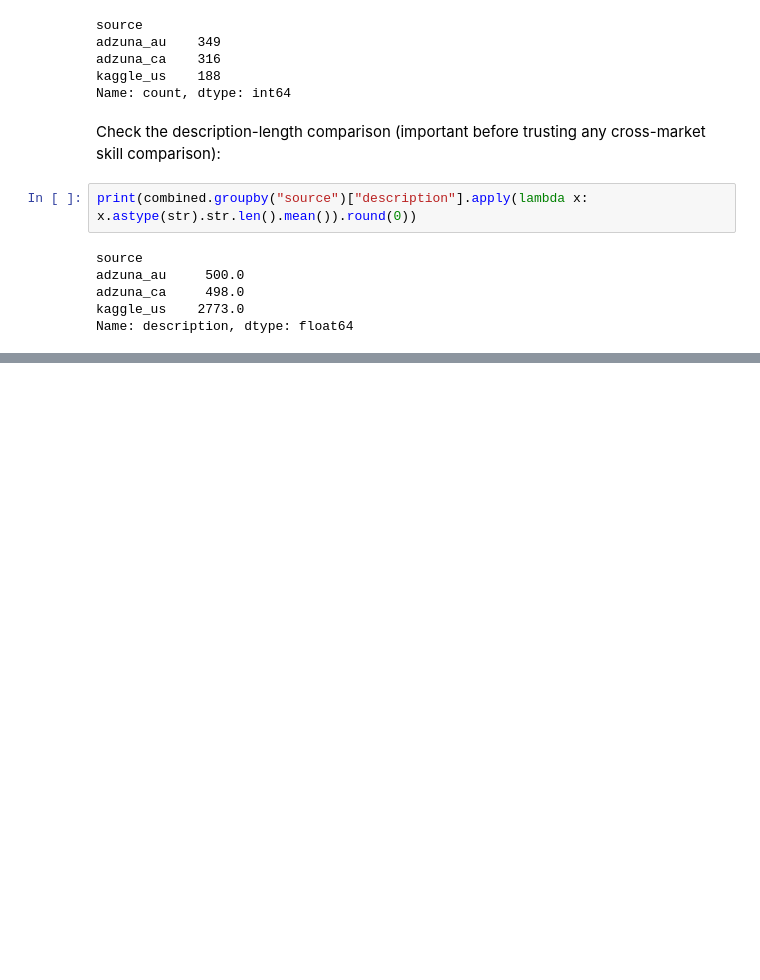
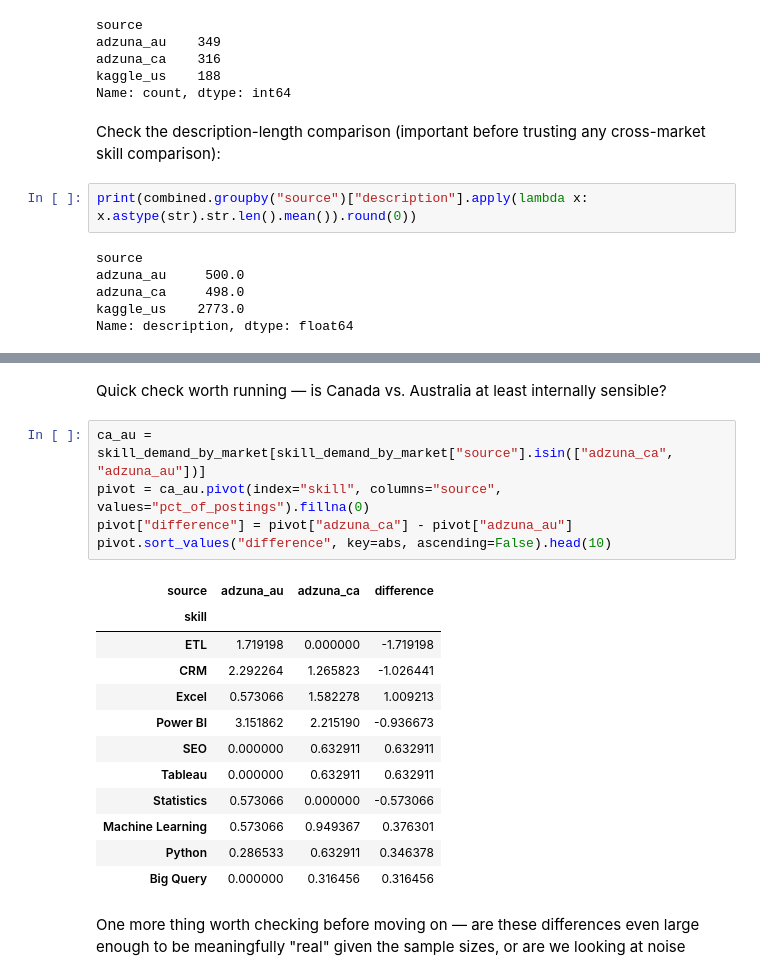
Before and after one commit to jbx-p/job-market-skill-analysis, a Jupyter notebook: notebooks/02_skill_extraction_analysis.ipynb, the cells around one changed output, grey strips where cells are left out. Cells and saved outputs as stored; diff of their text form; blank space fills up the shorter version.

```diff
--- a/notebooks/02_skill_extraction_analysis.ipynb
+++ b/notebooks/02_skill_extraction_analysis.ipynb
@@ -242,0 +306,22 @@ Name: description, dtype: float64
+# %% [markdown]
+Quick check worth running — is Canada vs. Australia at least internally sensible?
+# %%
+ca_au = skill_demand_by_market[skill_demand_by_market["source"].isin(["adzuna_ca", "adzuna_au"])]
+pivot = ca_au.pivot(index="skill", columns="source", values="pct_of_postings").fillna(0)
+pivot["difference"] = pivot["adzuna_ca"] - pivot["adzuna_au"]
+pivot.sort_values("difference", key=abs, ascending=False).head(10)
+# %% [output]
+| source | adzuna_au | adzuna_ca | difference |
+| skill |  |  |  |
+| ETL | 1.719198 | 0.000000 | -1.719198 |
+| CRM | 2.292264 | 1.265823 | -1.026441 |
+| Excel | 0.573066 | 1.582278 | 1.009213 |
+| Power BI | 3.151862 | 2.215190 | -0.936673 |
+| SEO | 0.000000 | 0.632911 | 0.632911 |
+| Tableau | 0.000000 | 0.632911 | 0.632911 |
+| Statistics | 0.573066 | 0.000000 | -0.573066 |
+| Machine Learning | 0.573066 | 0.949367 | 0.376301 |
+| Python | 0.286533 | 0.632911 | 0.346378 |
+| Big Query | 0.000000 | 0.316456 | 0.316456 |
+# %% [markdown]
+One more thing worth checking before moving on — are these differences even large enough to be meaningfully "real" given the sample sizes, or are we looking at noise
```
Also changed, not shown: parts of 4 cells of this notebook.
